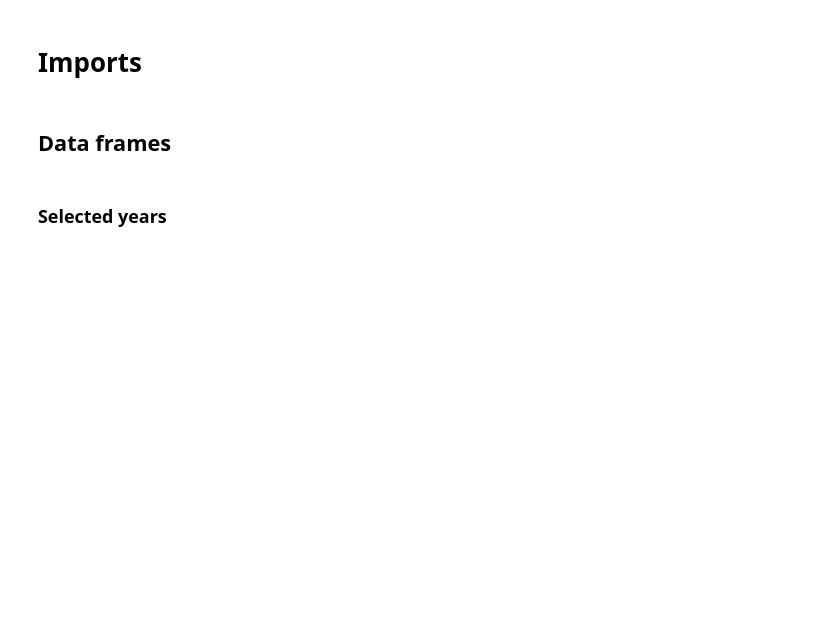
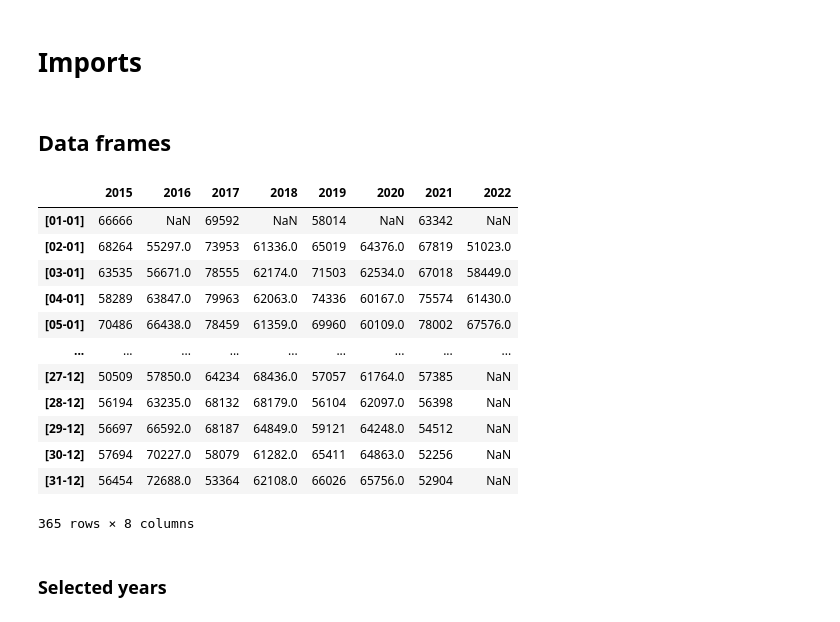
Before and after one commit to snowbalzz/Modeling, a Jupyter notebook: Gen2/Add_Data_Func.ipynb, the cells around one changed output. Cells and saved outputs as stored; diff of their text form; code cells hidden in the pictures; blank space fills up the shorter version.

```diff
--- a/Gen2/Add_Data_Func.ipynb
+++ b/Gen2/Add_Data_Func.ipynb
@@ -17,3 +17,21 @@ df1 = pd.read_csv('../../csv/Radiation.csv', index_col=0)
+# %%
+df1 = pd.read_csv('../../csv/Demand.csv', index_col=0)
+# %%
+df1
+# %% [output]
+|  | 2015 | 2016 | 2017 | 2018 | 2019 | 2020 | 2021 | 2022 |
+| [01-01] | 66666 | NaN | 69592 | NaN | 58014 | NaN | 63342 | NaN |
+| [02-01] | 68264 | 55297.0 | 73953 | 61336.0 | 65019 | 64376.0 | 67819 | 51023.0 |
+| [03-01] | 63535 | 56671.0 | 78555 | 62174.0 | 71503 | 62534.0 | 67018 | 58449.0 |
+| [04-01] | 58289 | 63847.0 | 79963 | 62063.0 | 74336 | 60167.0 | 75574 | 61430.0 |
+| [05-01] | 70486 | 66438.0 | 78459 | 61359.0 | 69960 | 60109.0 | 78002 | 67576.0 |
+| ... | ... | ... | ... | ... | ... | ... | ... | ... |
+| [27-12] | 50509 | 57850.0 | 64234 | 68436.0 | 57057 | 61764.0 | 57385 | NaN |
+| [28-12] | 56194 | 63235.0 | 68132 | 68179.0 | 56104 | 62097.0 | 56398 | NaN |
+| [29-12] | 56697 | 66592.0 | 68187 | 64849.0 | 59121 | 64248.0 | 54512 | NaN |
+| [30-12] | 57694 | 70227.0 | 58079 | 61282.0 | 65411 | 64863.0 | 52256 | NaN |
+| [31-12] | 56454 | 72688.0 | 53364 | 62108.0 | 66026 | 65756.0 | 52904 | NaN |
+365 rows × 8 columns
 # %% [markdown]
 ### Selected years
 # %%
```
Also changed, not shown: parts of 5 cells of this notebook, 6 other files.
